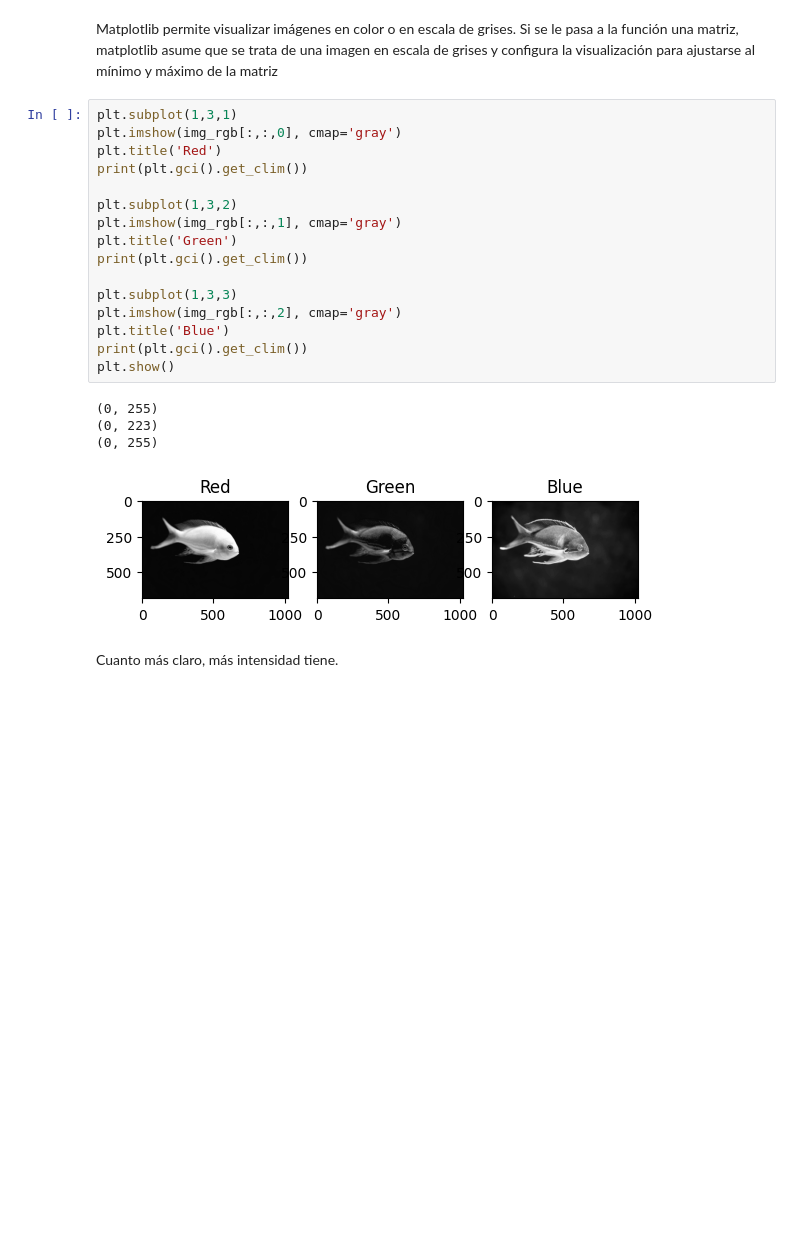
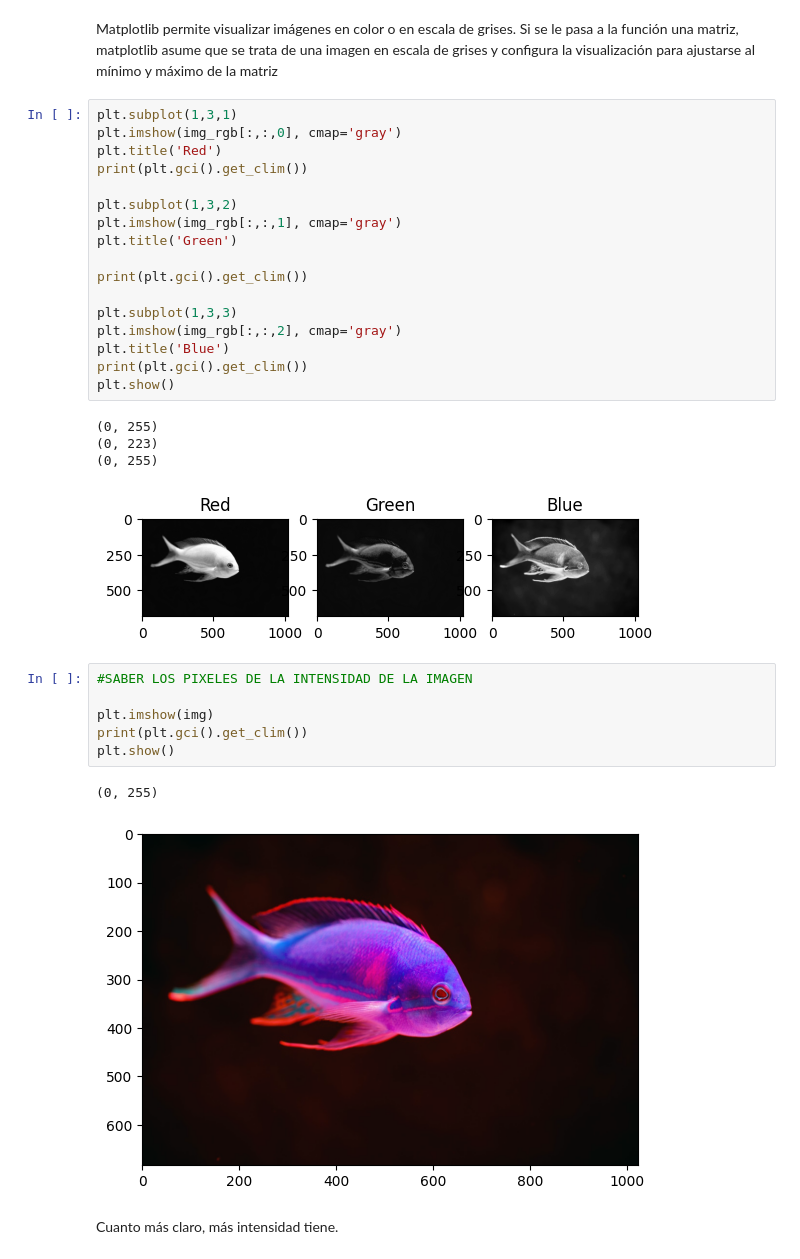
Before and after one commit to revekkadiana/Visi-n_Artificial, a Jupyter notebook: Prac02-Imagen.ipynb, the cells around one changed output. Drawn from its saved outputs; the diff is of its cells as text; blank space fills up the shorter version.

```diff
--- a/Prac02-Imagen.ipynb
+++ b/Prac02-Imagen.ipynb
@@ -86,6 +90,7 @@ print(plt.gci().get_clim())
 plt.subplot(1,3,2)
 plt.imshow(img_rgb[:,:,1], cmap='gray')
 plt.title('Green')
+
 print(plt.gci().get_clim())
 
 plt.subplot(1,3,3)
@@ -98,6 +103,15 @@ plt.show()
 (0, 223)
 (0, 255)
 [figure]
+# %%
+#SABER LOS PIXELES DE LA INTENSIDAD DE LA IMAGEN
+
+plt.imshow(img)
+print(plt.gci().get_clim())
+plt.show()
+# %% [output]
+(0, 255)
+[figure, added]
 # %% [markdown]
 Cuanto más claro, más intensidad tiene.
 # %% [markdown]
```
Also changed, not shown: parts of 12 cells of this notebook, 7 other files.
